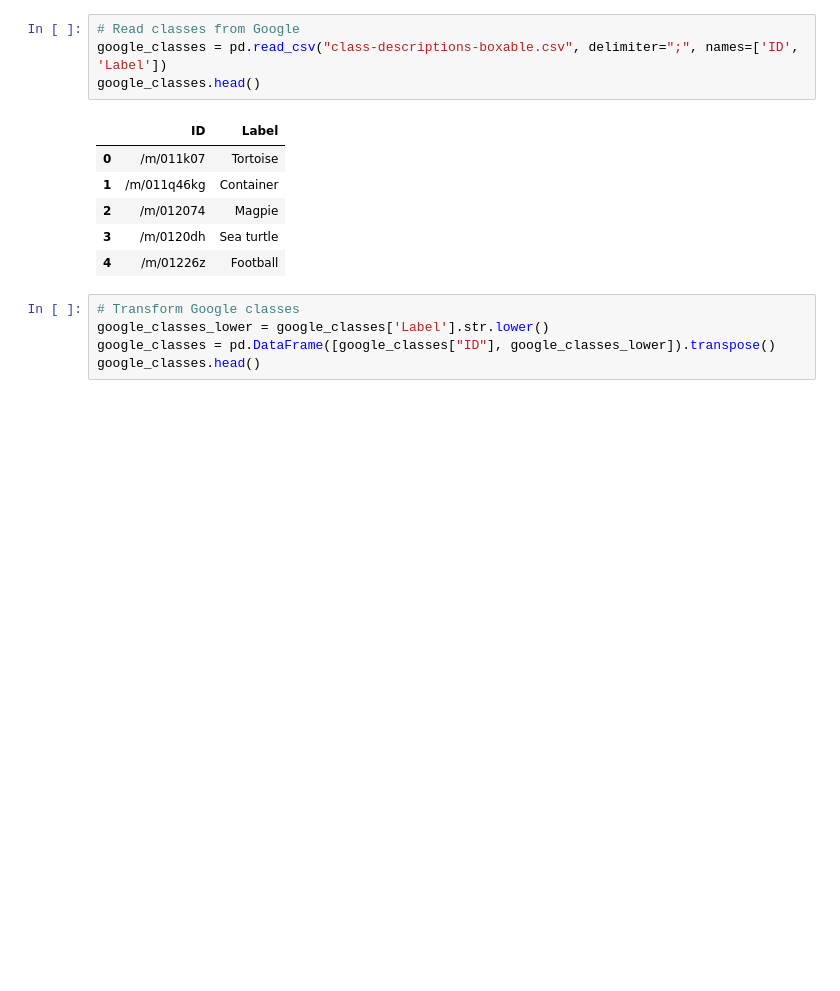
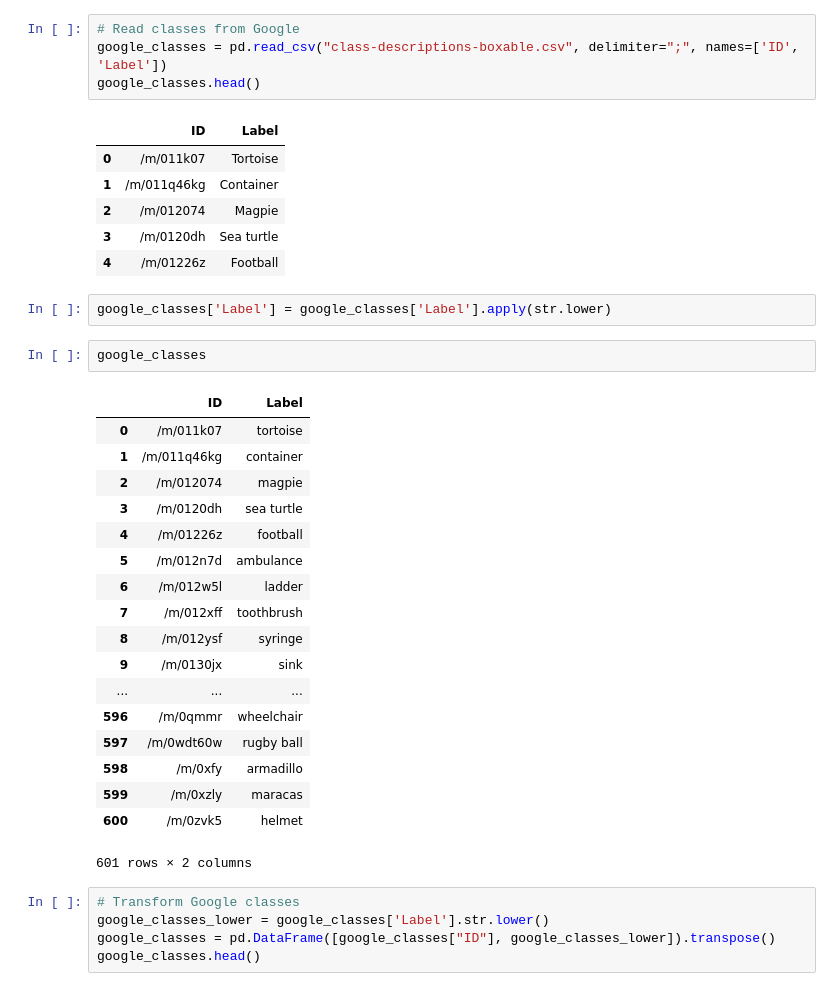
Before and after one commit to jaza10/google-object-detection, a Jupyter notebook: SingleImageObjectDetection.ipynb, the cells around one changed output. Cells and saved outputs as stored; diff of their text form; blank space fills up the shorter version.

```diff
--- a/SingleImageObjectDetection.ipynb
+++ b/SingleImageObjectDetection.ipynb
@@ -52,6 +61,29 @@ google_classes.head()
 | 2 | /m/012074 | Magpie |
 | 3 | /m/0120dh | Sea turtle |
 | 4 | /m/01226z | Football |
+# %%
+google_classes['Label'] = google_classes['Label'].apply(str.lower)
+# %%
+google_classes
+# %% [output]
+|  | ID | Label |
+| 0 | /m/011k07 | tortoise |
+| 1 | /m/011q46kg | container |
+| 2 | /m/012074 | magpie |
+| 3 | /m/0120dh | sea turtle |
+| 4 | /m/01226z | football |
+| 5 | /m/012n7d | ambulance |
+| 6 | /m/012w5l | ladder |
+| 7 | /m/012xff | toothbrush |
+| 8 | /m/012ysf | syringe |
+| 9 | /m/0130jx | sink |
+| ... | ... | ... |
+| 596 | /m/0qmmr | wheelchair |
+| 597 | /m/0wdt60w | rugby ball |
+| 598 | /m/0xfy | armadillo |
+| 599 | /m/0xzly | maracas |
+| 600 | /m/0zvk5 | helmet |
+601 rows × 2 columns
 # %%
 # Transform Google classes
 google_classes_lower = google_classes['Label'].str.lower()
```
Also changed, not shown: parts of 35 cells of this notebook, 2 other files.
